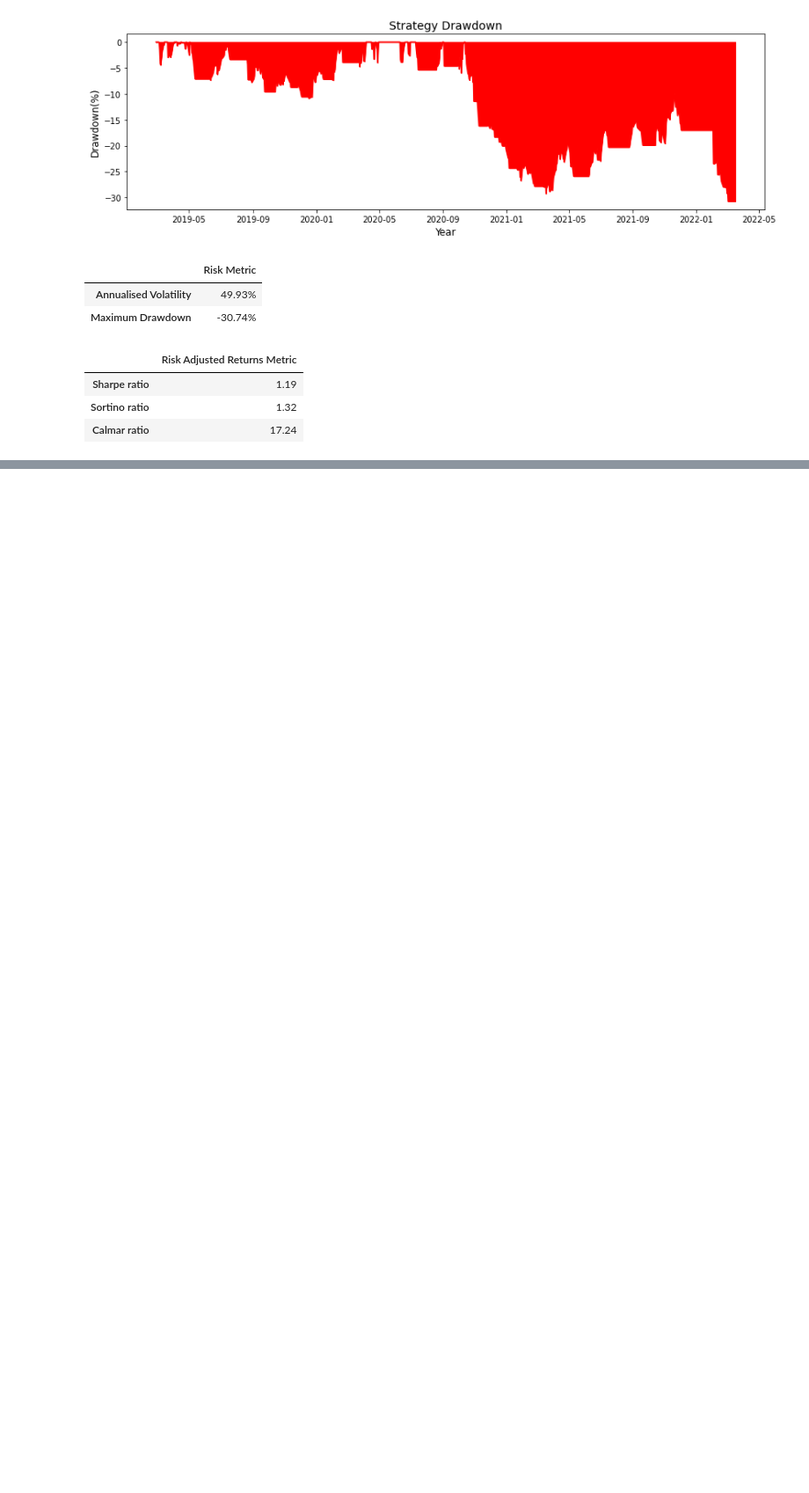
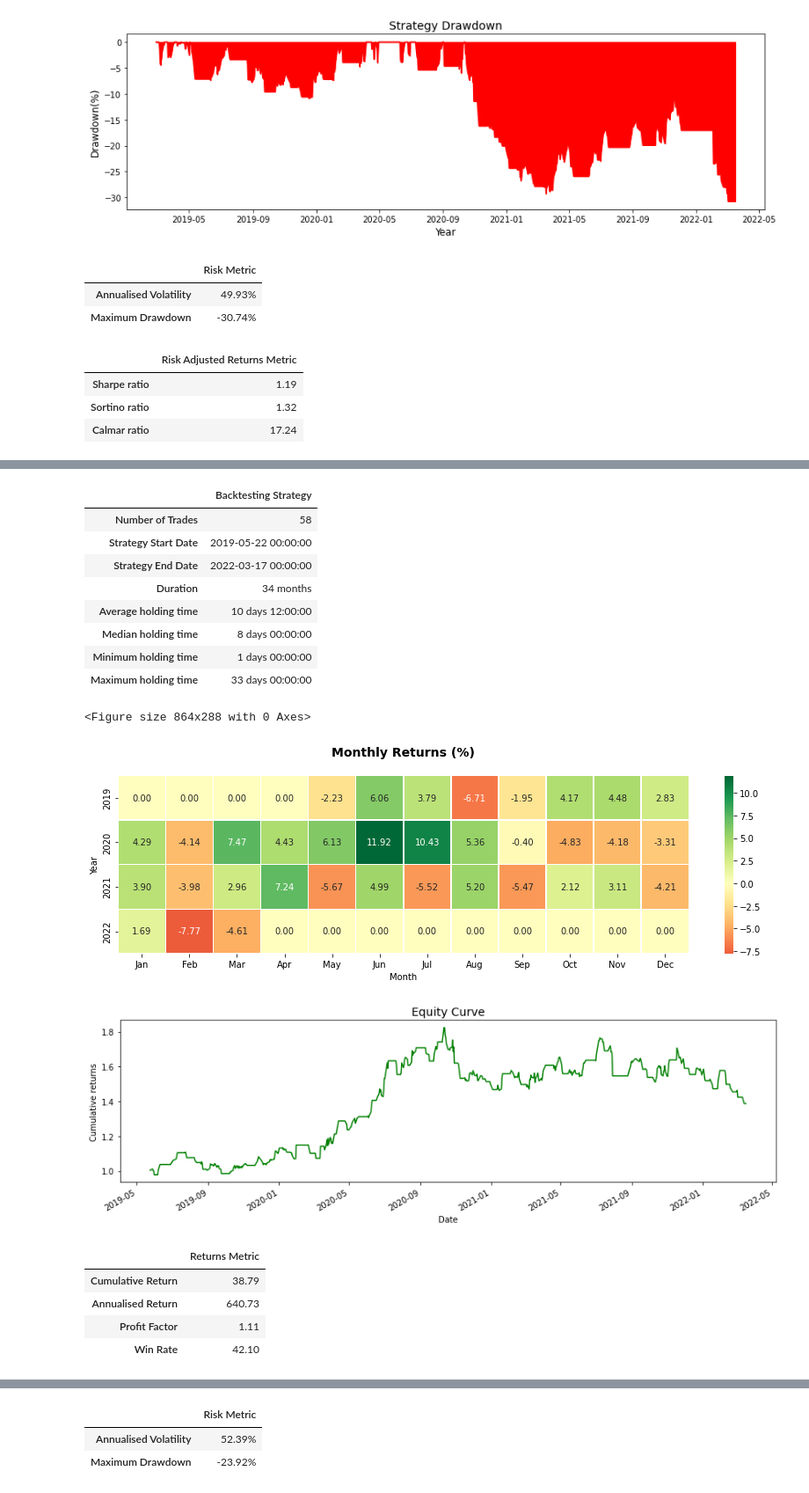
Before and after one commit to jade-lam/Stock-Portfolio, a Jupyter notebook: Quantinsti - Swing Trading Strategies.ipynb, the cells around one changed output, grey strips where cells are left out. Shown: that part at 88% size. Cells and saved outputs as stored; diff of their text form; code cells hidden in the pictures; blank space fills up the shorter version.

```diff
--- a/Quantinsti - Swing Trading Strategies.ipynb
+++ b/Quantinsti - Swing Trading Strategies.ipynb
@@ -468,0 +477,22 @@ def analyse_performance(trade_book, price_data):
+# %%
+# Function to find the bullish fractal
+def bullish_fractal(five_bars):
+    if five_bars[2] == min(five_bars):
+        return 1
+    else:
+        return 0
+
+# Function to find the bearish fractal
+def bearish_fractal(five_bars):
+    if five_bars[2] == max(five_bars):
+        return -1
+    else:
+        return 0
+
+# Finding the fractal signals
+data['bull_fractal'] = data['Low'].rolling(5).apply(bullish_fractal)
+data['bear_fractal'] = data['High'].rolling(5).apply(bearish_fractal)
+data['fractal_signal'] = (data['bear_fractal'] + data['bull_fractal']).shift(1)
+
+# Drop the NaN values
+data.dropna(inplace=True)
@@ -468,0 +527,9 @@ def analyse_performance(trade_book, price_data):
+# %%
+# Define the take profit and stop loss levels
+take_profit = 0.06
+stop_loss = 0.02
+
+# Get the trade book
+trade_book_fractal = get_trade_book(data, 'fractal_signal', take_profit, stop_loss)
+
+trade_book_fractal.head()
@@ -468,0 +543,21 @@ def analyse_performance(trade_book, price_data):
+# %%
+# Analyse the strategy performance by passing the trade book and the price data
+analyse_performance(trade_book_fractal, data)
+# %% [output]
+|  | Backtesting Strategy |
+| Number of Trades | 58 |
+| Strategy Start Date | 2019-05-22 00:00:00 |
+| Strategy End Date | 2022-03-17 00:00:00 |
+| Duration | 34 months |
+| Average holding time | 10 days 12:00:00 |
+| Median holding time | 8 days 00:00:00 |
+| Minimum holding time | 1 days 00:00:00 |
+| Maximum holding time | 33 days 00:00:00 |
+<Figure size 864x288 with 0 Axes>
+[figure, added]
+[figure, added]
+|  | Returns Metric |
+| Cumulative Return | 38.79 |
+| Annualised Return | 640.73 |
+| Profit Factor | 1.11 |
+| Win Rate | 42.10 |
@@ -468,0 +566,3 @@ def analyse_performance(trade_book, price_data):
+|  | Risk Metric |
+| Annualised Volatility | 52.39% |
+| Maximum Drawdown | -23.92% |
```
Also changed, not shown: parts of 12 cells of this notebook.
